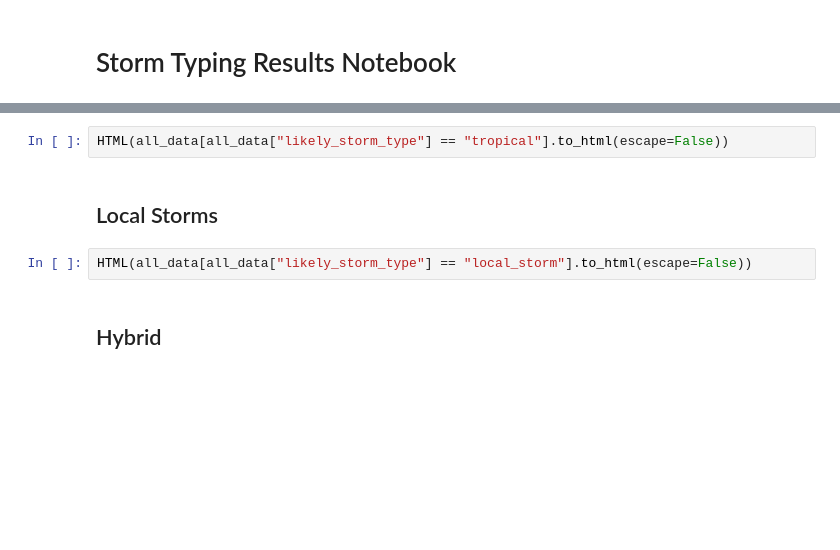
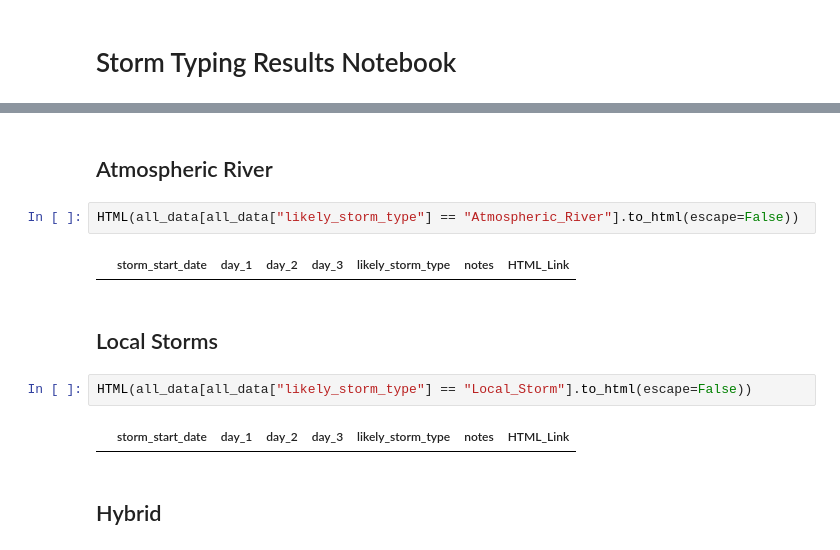
Before and after one commit to Dewberry/stormcloud, a Jupyter notebook: stormcloud/stormtyper/results_stats.ipynb, the cells around one changed output, grey strips where cells are left out. Saved outputs shown, nothing was run; the diff lists cells and outputs as text; blank space fills up the shorter version.

```diff
--- a/stormcloud/stormtyper/results_stats.ipynb
+++ b/stormcloud/stormtyper/results_stats.ipynb
@@ -29,9 +32,15 @@ HTML(all_data[all_data["likely_storm_type"] == "mesoscale_storm"].to_html(escape
+# %% [markdown]
+## Atmospheric River
 # %%
-HTML(all_data[all_data["likely_storm_type"] == "tropical"].to_html(escape=False))
+HTML(all_data[all_data["likely_storm_type"] == "Atmospheric_River"].to_html(escape=False))
+# %% [output]
+|  | storm_start_date | day_1 | day_2 | day_3 | likely_storm_type | notes | HTML_Link |
 # %% [markdown]
 ## Local Storms
 # %%
-HTML(all_data[all_data["likely_storm_type"] == "local_storm"].to_html(escape=False))
+HTML(all_data[all_data["likely_storm_type"] == "Local_Storm"].to_html(escape=False))
+# %% [output]
+|  | storm_start_date | day_1 | day_2 | day_3 | likely_storm_type | notes | HTML_Link |
 # %% [markdown]
 ## Hybrid
 # %%
```
Also changed, not shown: parts of 11 cells of this notebook, 1 other file.
